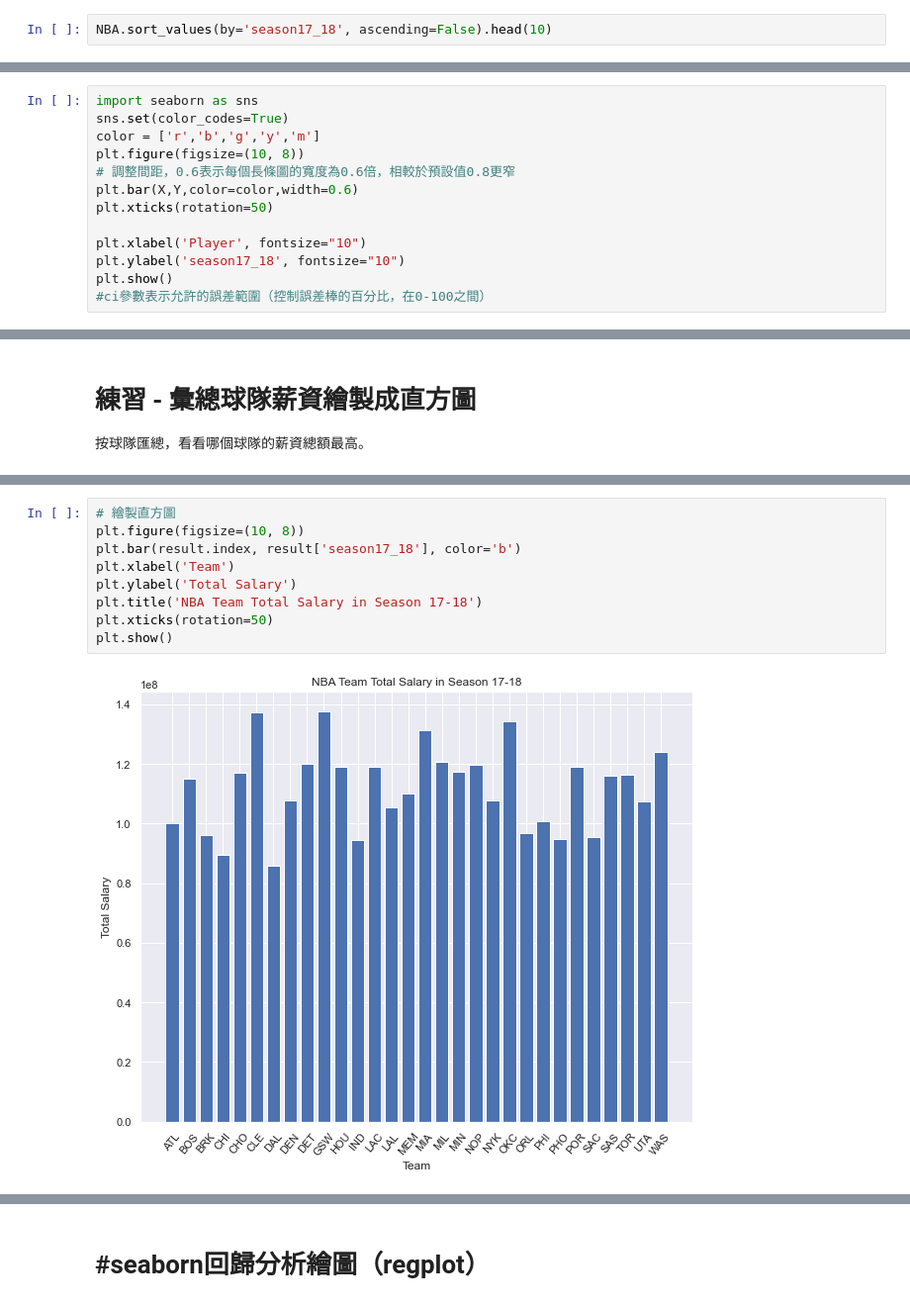
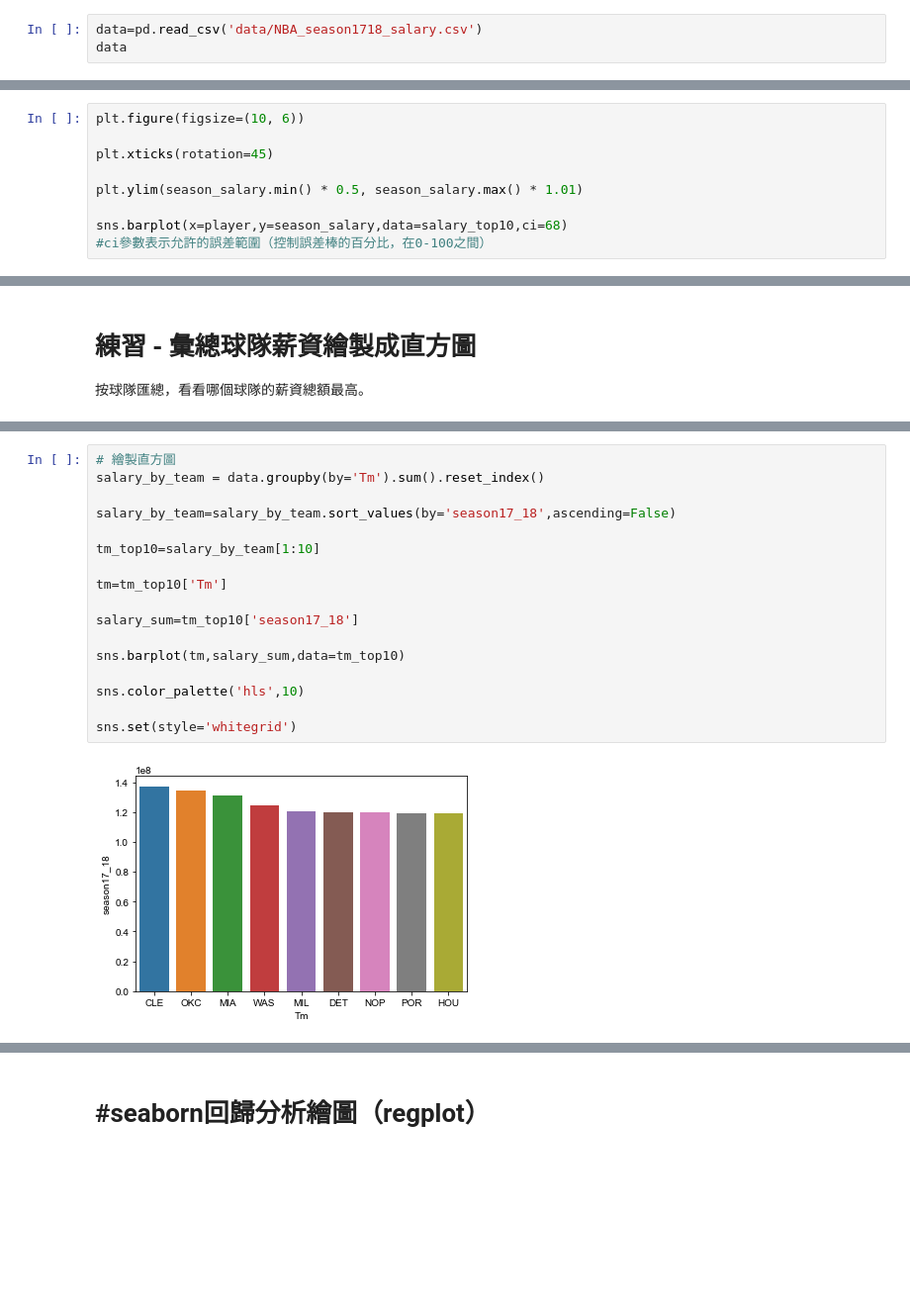
Before and after one commit to sean4520/IMLP388, a Jupyter notebook: 2.4.2_Seaborn數據視覺化.ipynb, the cells around one changed output, grey strips where cells are left out. Shown at 99% size. Saved outputs shown, nothing was run; the diff lists cells and outputs as text; blank space fills up the shorter version.

```diff
--- a/2.4.2_Seaborn數據視覺化.ipynb
+++ b/2.4.2_Seaborn數據視覺化.ipynb
@@ -50,7 +42,8 @@ NBA.head()
 > Dataset: NBA_season1718_salary.csv<br>
 ref:https://www.kaggle.com/koki25ando/salary
 # %%
-NBA.sort_values(by='season17_18', ascending=False).head(10)
+data=pd.read_csv('data/NBA_season1718_salary.csv')
+data
 # %% [output]
 |  | Unnamed: 0 | Player | Tm | season17_18 |
 | 0 | 1 | Stephen Curry | GSW | 34682550.0 |
@@ -107,14 +84,10 @@ Name: season17_18, dtype: float64
 # %%
-import seaborn as sns
-sns.set(color_codes=True)
-color = ['r','b','g','y','m']
-plt.figure(figsize=(10, 8))
-# 調整間距，0.6表示每個長條圖的寬度為0.6倍，相較於預設值0.8更窄
-plt.bar(X,Y,color=color,width=0.6)
-plt.xticks(rotation=50)
+plt.figure(figsize=(10, 6))
 
-plt.xlabel('Player', fontsize="10")
-plt.ylabel('season17_18', fontsize="10")
-plt.show()
+plt.xticks(rotation=45)
+
+plt.ylim(season_salary.min() * 0.5, season_salary.max() * 1.01)
+
+sns.barplot(x=player,y=season_salary,data=salary_top10,ci=68)
 #ci參數表示允許的誤差範圍（控制誤差棒的百分比，在0-100之間）
 # %% [output]
@@ -151,12 +126,20 @@ WAS  124179842.0
 # %%
 # 繪製直方圖
-plt.figure(figsize=(10, 8))
-plt.bar(result.index, result['season17_18'], color='b')
-plt.xlabel('Team')
-plt.ylabel('Total Salary')
-plt.title('NBA Team Total Salary in Season 17-18')
-plt.xticks(rotation=50)
-plt.show()
+salary_by_team = data.groupby(by='Tm').sum().reset_index()
+
+salary_by_team=salary_by_team.sort_values(by='season17_18',ascending=False)
+
+tm_top10=salary_by_team[1:10]
+
+tm=tm_top10['Tm']
+
+salary_sum=tm_top10['season17_18']
+
+sns.barplot(tm,salary_sum,data=tm_top10)
+
+sns.color_palette('hls',10)
+
+sns.set(style='whitegrid')
 # %% [output]
-[figure, old version]
+[figure, new version]
 # %%
```
Also changed, not shown: parts of 40 cells of this notebook.
